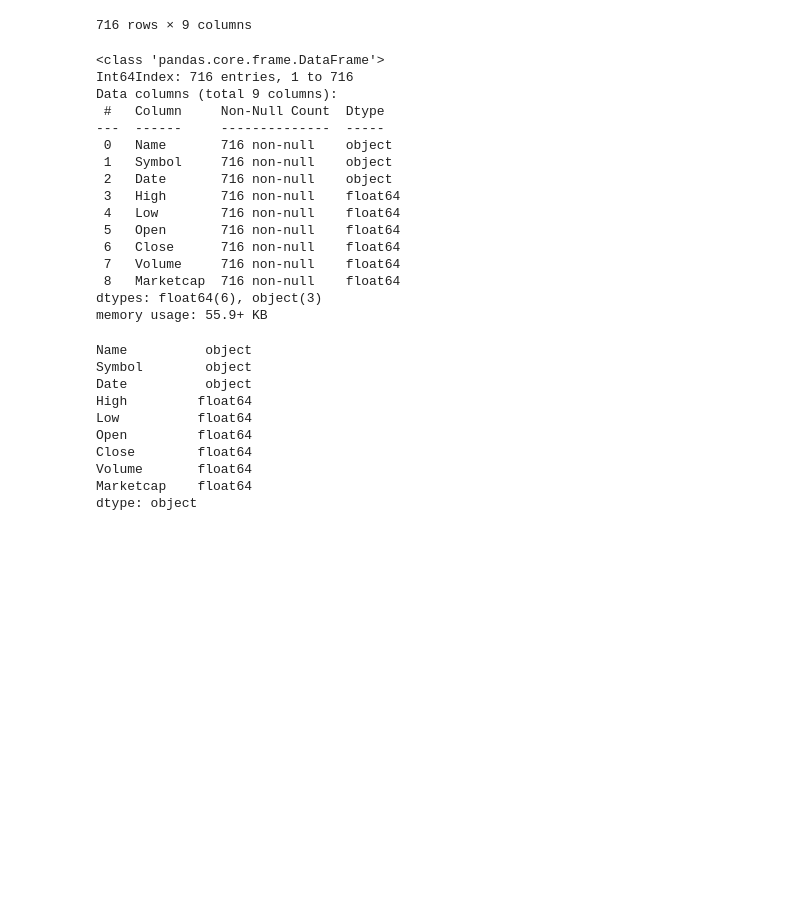
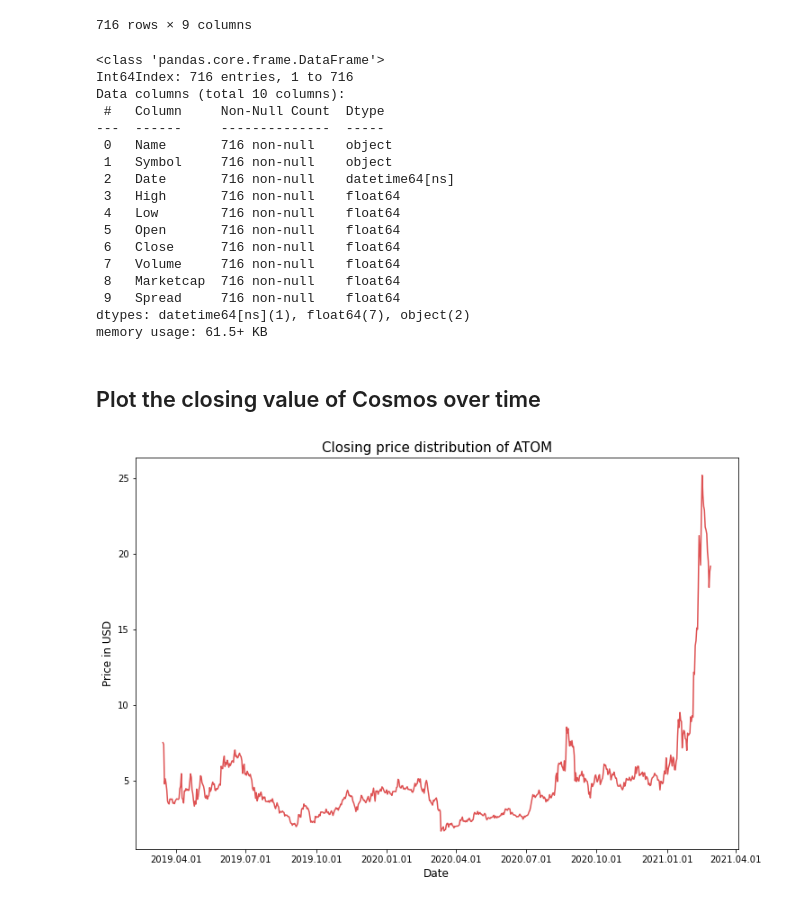
Before and after one commit to ArtTucker/crypto_prices_ML, a Jupyter notebook: preprocessing/by_coin/cosmos_preprocessing.ipynb, the cells around one changed output. Drawn from its saved outputs; the diff is of its cells as text; code cells hidden in the pictures; blank space fills up the shorter version.

```diff
--- a/preprocessing/by_coin/cosmos_preprocessing.ipynb
+++ b/preprocessing/by_coin/cosmos_preprocessing.ipynb
@@ -2,3 +2,9 @@
 import pandas as pd
 import numpy as np
 from pathlib import Path
+
+import matplotlib.pyplot as plt
+import seaborn as sns
+color = sns.color_palette()
+
+%matplotlib inline
@@ -5,5 +34,5 @@ from pathlib import Path
 # %%
-atom_df = pd.read_csv(Path('../resources/coin_Cosmos.csv'), index_col='SNo')
+atom_df = pd.read_csv(Path('../../resources/prices/coin_Cosmos.csv'), index_col='SNo')
 atom_df
 # %% [output]
 |  | Name | Symbol | Date | High | Low | Open | Close | Volume | Marketcap |
@@ -21,35 +50,42 @@ atom_df
 | 716 | Cosmos | ATOM | 2021-02-27 23:59:59 | 20.525643 | 18.286985 | 18.824638 | 19.170726 | 7.656929e+08 | 4.045797e+09 |
 716 rows × 9 columns
 # %%
+atom_df['Date'] = pd.to_datetime(atom_df['Date']).dt.date
+atom_df['Date'] = pd.to_datetime(atom_df['Date'])
+atom_df['Spread'] = atom_df.High - atom_df.Low
 atom_df.info()
 # %% [output]
 <class 'pandas.core.frame.DataFrame'>
 Int64Index: 716 entries, 1 to 716
-Data columns (total 9 columns):
+Data columns (total 10 columns):
  #   Column     Non-Null Count  Dtype
 ---  ------     --------------  -----
  0   Name       716 non-null    object
  1   Symbol     716 non-null    object
- 2   Date       716 non-null    object
+ 2   Date       716 non-null    datetime64[ns]
  3   High       716 non-null    float64
  4   Low        716 non-null    float64
  5   Open       716 non-null    float64
  6   Close      716 non-null    float64
  7   Volume     716 non-null    float64
  8   Marketcap  716 non-null    float64
-dtypes: float64(6), object(3)
-memory usage: 55.9+ KB
+ 9   Spread     716 non-null    float64
+dtypes: datetime64[ns](1), float64(7), object(2)
+memory usage: 61.5+ KB
-# %%
-atom_df['Date'] = pd.to_datetime(atom_df['Date']).dt.date
-atom_df.dtypes
-# %% [output]
-Name          object
-Symbol        object
-Date          object
-High         float64
-Low          float64
-Open         float64
-Close        float64
-Volume       float64
-Marketcap    float64
-dtype: object
+# %% [markdown]
+## Plot the closing value of Cosmos over time
+# %%
+import matplotlib.dates as mdates
+
+fig, ax = plt.subplots(figsize=(12,8))
+# sns.lineplot(y = atom_df.Close.values, x=atom_df.Date_mpl.values, alpha=0.8, color=color[3])
+sns.lineplot(y = atom_df.Close.values, x=atom_df.Date.values, alpha=0.8, color=color[3])
+ax.xaxis.set_major_locator(mdates.AutoDateLocator())
+ax.xaxis.set_major_formatter(mdates.DateFormatter('%Y.%m.%d'))
+# fig.autofmt_xdate()
+plt.xlabel('Date', fontsize=12)
+plt.ylabel('Price in USD', fontsize=12)
+plt.title("Closing price distribution of ATOM", fontsize=15)
+plt.show()
+# %% [output]
+[figure, added]
```
Also changed, not shown: parts of 10 cells of this notebook.
